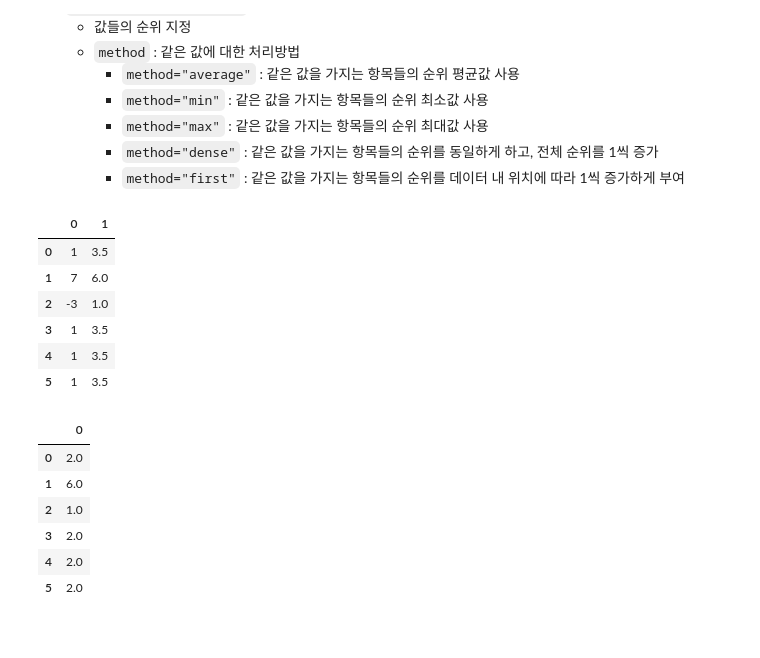
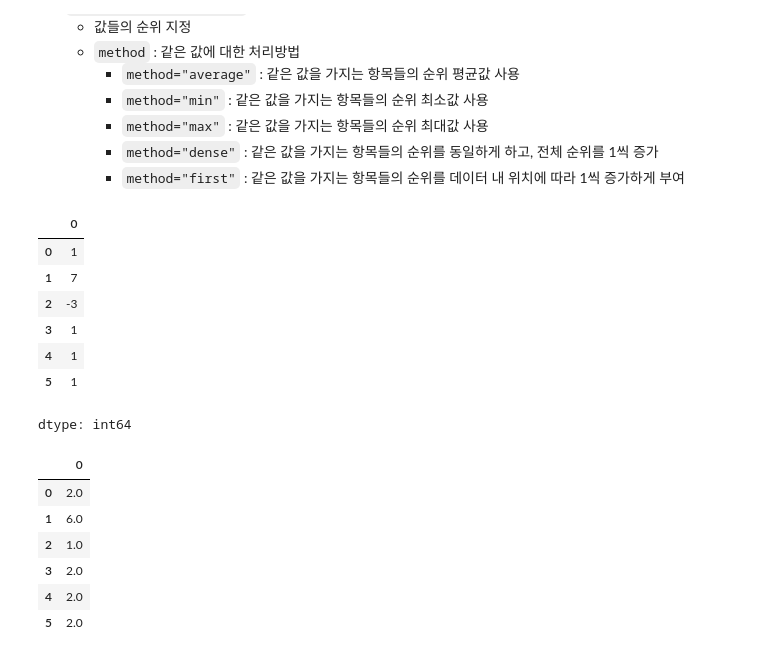
Before and after one commit to motorio0829/Programming-for-AI-25-1, a Jupyter notebook: lecturenote/판다스2.ipynb, the cells around one changed output. Drawn from its saved outputs; the diff is of its cells as text; code cells hidden in the pictures.

```diff
--- a/lecturenote/판다스2.ipynb
+++ b/lecturenote/판다스2.ipynb
@@ -917,14 +920,16 @@ df.sort_index()
 # %%
 a = pd.Series([1, 7, -3, 1, 1, 1])
 pd.concat([a, a.rank()], axis = 1)
+a
 # %% [output]
-|  | 0 | 1 |
-| 0 | 1 | 3.5 |
-| 1 | 7 | 6.0 |
-| 2 | -3 | 1.0 |
-| 3 | 1 | 3.5 |
-| 4 | 1 | 3.5 |
-| 5 | 1 | 3.5 |
+|  | 0 |
+| 0 | 1 |
+| 1 | 7 |
+| 2 | -3 |
+| 3 | 1 |
+| 4 | 1 |
+| 5 | 1 |
+dtype: int64
 # %%
 a.rank(method="min")
 # %% [output]
```
Also changed, not shown: parts of 8 cells of this notebook.
